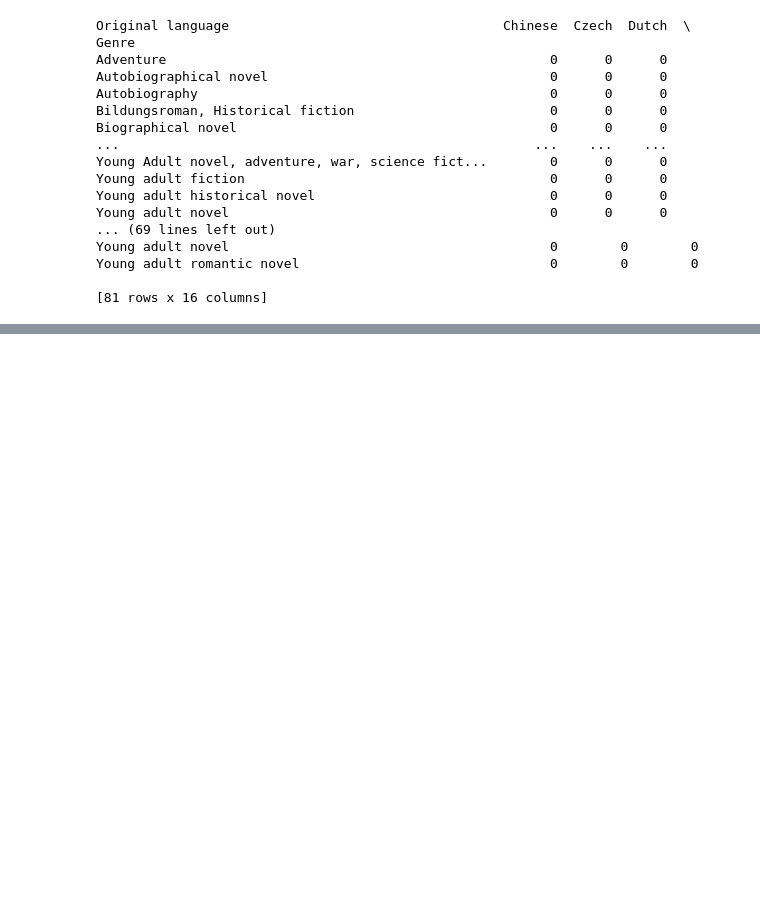
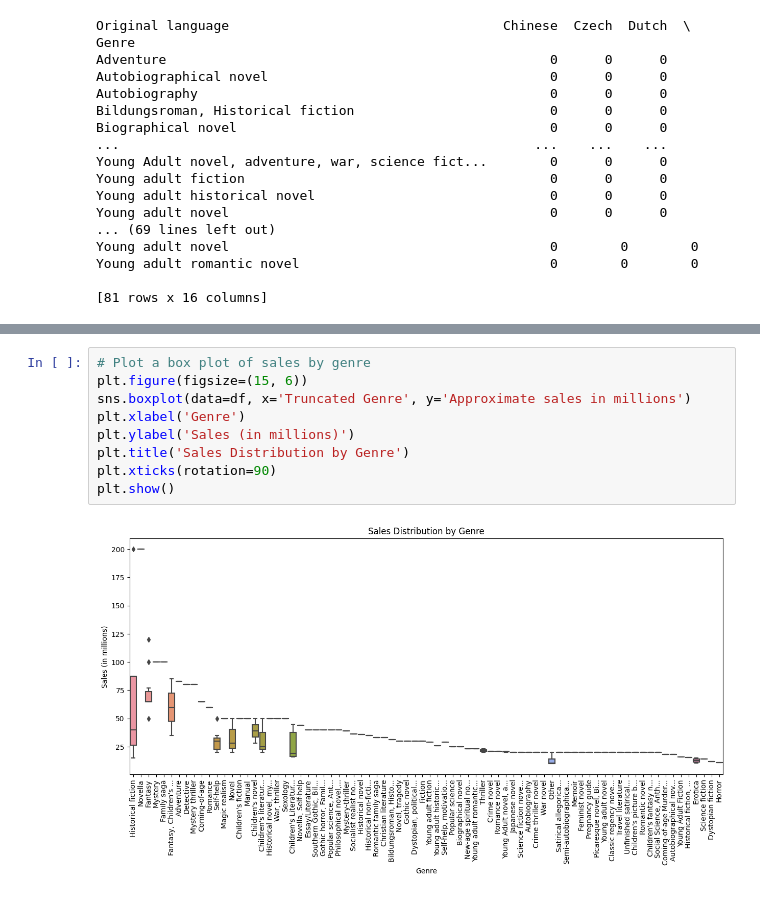
Before and after one commit to AestheticPoints/best-seller-books, a Jupyter notebook: data_visualization.ipynb, the cells around one changed output, grey strips where cells are left out. Drawn from its saved outputs; the diff is of its cells as text; blank space fills up the shorter version.

```diff
--- a/data_visualization.ipynb
+++ b/data_visualization.ipynb
@@ -437,0 +449,11 @@ except pd.errors.OutOfBoundsDatetime:
+# %%
+# Plot a box plot of sales by genre
+plt.figure(figsize=(15, 6))
+sns.boxplot(data=df, x='Truncated Genre', y='Approximate sales in millions')
+plt.xlabel('Genre')
+plt.ylabel('Sales (in millions)')
+plt.title('Sales Distribution by Genre')
+plt.xticks(rotation=90)
+plt.show()
+# %% [output]
+[figure, added]
```
Also changed, not shown: parts of 11 cells of this notebook.
